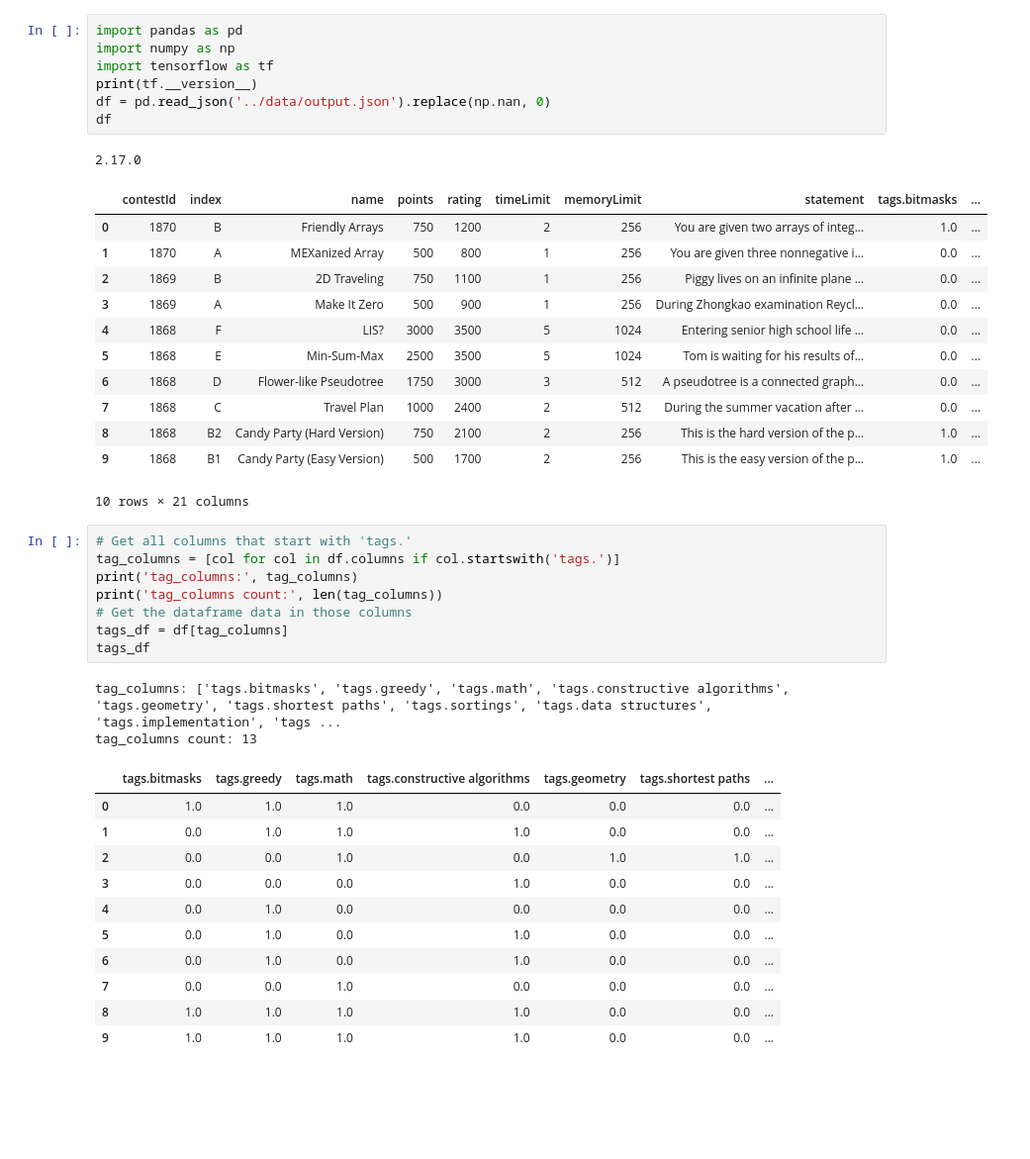
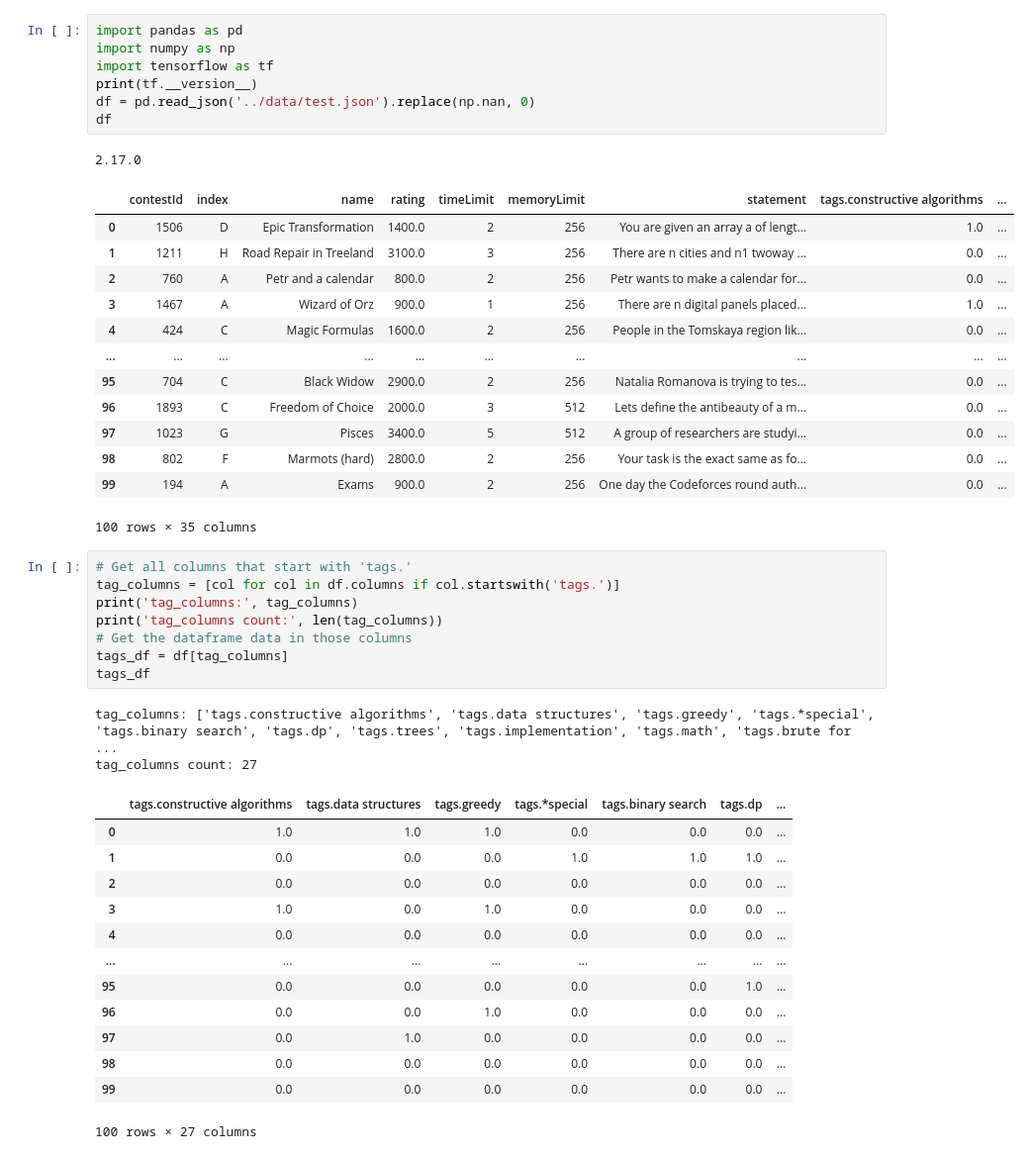
Before and after one commit to eavm314/cp-problem-classifier, a Jupyter notebook: training/rnn-model.ipynb, the cells around one changed output. Shown at 99% size. Drawn from its saved outputs; the diff is of its cells as text; blank space fills up the shorter version.

```diff
--- a/training/rnn-model.ipynb
+++ b/training/rnn-model.ipynb
@@ -1,24 +1,25 @@
 # %%
 import pandas as pd
 import numpy as np
 import tensorflow as tf
 print(tf.__version__)
-df = pd.read_json('../data/output.json').replace(np.nan, 0)
+df = pd.read_json('../data/test.json').replace(np.nan, 0)
 df
 # %% [output]
 2.17.0
-|  | contestId | index | name | points | rating | timeLimit | memoryLimit | statement | tags.bitmasks | ... |
-| 0 | 1870 | B | Friendly Arrays | 750 | 1200 | 2 | 256 | You are given two arrays of integ... | 1.0 | ... |
-| 1 | 1870 | A | MEXanized Array | 500 | 800 | 1 | 256 | You are given three nonnegative i... | 0.0 | ... |
-| 2 | 1869 | B | 2D Traveling | 750 | 1100 | 1 | 256 | Piggy lives on an infinite plane ... | 0.0 | ... |
-| 3 | 1869 | A | Make It Zero | 500 | 900 | 1 | 256 | During Zhongkao examination Reycl... | 0.0 | ... |
-| 4 | 1868 | F | LIS? | 3000 | 3500 | 5 | 1024 | Entering senior high school life ... | 0.0 | ... |
-| 5 | 1868 | E | Min-Sum-Max | 2500 | 3500 | 5 | 1024 | Tom is waiting for his results of... | 0.0 | ... |
-| 6 | 1868 | D | Flower-like Pseudotree | 1750 | 3000 | 3 | 512 | A pseudotree is a connected graph... | 0.0 | ... |
-| 7 | 1868 | C | Travel Plan | 1000 | 2400 | 2 | 512 | During the summer vacation after ... | 0.0 | ... |
-| 8 | 1868 | B2 | Candy Party (Hard Version) | 750 | 2100 | 2 | 256 | This is the hard version of the p... | 1.0 | ... |
-| 9 | 1868 | B1 | Candy Party (Easy Version) | 500 | 1700 | 2 | 256 | This is the easy version of the p... | 1.0 | ... |
+|  | contestId | index | name | rating | timeLimit | memoryLimit | statement | tags.constructive algorithms | ... |
+| 0 | 1506 | D | Epic Transformation | 1400.0 | 2 | 256 | You are given an array a of lengt... | 1.0 | ... |
+| 1 | 1211 | H | Road Repair in Treeland | 3100.0 | 3 | 256 | There are n cities and n1 twoway ... | 0.0 | ... |
+| 2 | 760 | A | Petr and a calendar | 800.0 | 2 | 256 | Petr wants to make a calendar for... | 0.0 | ... |
+| 3 | 1467 | A | Wizard of Orz | 900.0 | 1 | 256 | There are n digital panels placed... | 1.0 | ... |
+| 4 | 424 | C | Magic Formulas | 1600.0 | 2 | 256 | People in the Tomskaya region lik... | 0.0 | ... |
+| ... | ... | ... | ... | ... | ... | ... | ... | ... | ... |
+| 95 | 704 | C | Black Widow | 2900.0 | 2 | 256 | Natalia Romanova is trying to tes... | 0.0 | ... |
+| 96 | 1893 | C | Freedom of Choice | 2000.0 | 3 | 512 | Lets define the antibeauty of a m... | 0.0 | ... |
+| 97 | 1023 | G | Pisces | 3400.0 | 5 | 512 | A group of researchers are studyi... | 0.0 | ... |
+| 98 | 802 | F | Marmots (hard) | 2800.0 | 2 | 256 | Your task is the exact same as fo... | 0.0 | ... |
+| 99 | 194 | A | Exams | 900.0 | 2 | 256 | One day the Codeforces round auth... | 0.0 | ... |
-10 rows × 21 columns
+100 rows × 35 columns
 # %%
 # Get all columns that start with 'tags.'
 tag_columns = [col for col in df.columns if col.startswith('tags.')]
@@ -28,19 +29,21 @@ print('tag_columns count:', len(tag_columns))
 tags_df = df[tag_columns]
 tags_df
 # %% [output]
-tag_columns: ['tags.bitmasks', 'tags.greedy', 'tags.math', 'tags.constructive algorithms', 'tags.geometry', 'tags.shortest paths', 'tags.sortings', 'tags.data structures', 'tags.implementation', 'tags ...
-tag_columns count: 13
+tag_columns: ['tags.constructive algorithms', 'tags.data structures', 'tags.greedy', 'tags.*special', 'tags.binary search', 'tags.dp', 'tags.trees', 'tags.implementation', 'tags.math', 'tags.brute for ...
+tag_columns count: 27
-|  | tags.bitmasks | tags.greedy | tags.math | tags.constructive algorithms | tags.geometry | tags.shortest paths | ... |
+|  | tags.constructive algorithms | tags.data structures | tags.greedy | tags.*special | tags.binary search | tags.dp | ... |
 | 0 | 1.0 | 1.0 | 1.0 | 0.0 | 0.0 | 0.0 | ... |
-| 1 | 0.0 | 1.0 | 1.0 | 1.0 | 0.0 | 0.0 | ... |
-| 2 | 0.0 | 0.0 | 1.0 | 0.0 | 1.0 | 1.0 | ... |
-| 3 | 0.0 | 0.0 | 0.0 | 1.0 | 0.0 | 0.0 | ... |
-| 4 | 0.0 | 1.0 | 0.0 | 0.0 | 0.0 | 0.0 | ... |
-| 5 | 0.0 | 1.0 | 0.0 | 1.0 | 0.0 | 0.0 | ... |
-| 6 | 0.0 | 1.0 | 0.0 | 1.0 | 0.0 | 0.0 | ... |
-| 7 | 0.0 | 0.0 | 1.0 | 0.0 | 0.0 | 0.0 | ... |
-| 8 | 1.0 | 1.0 | 1.0 | 1.0 | 0.0 | 0.0 | ... |
-| 9 | 1.0 | 1.0 | 1.0 | 1.0 | 0.0 | 0.0 | ... |
+| 1 | 0.0 | 0.0 | 0.0 | 1.0 | 1.0 | 1.0 | ... |
+| 2 | 0.0 | 0.0 | 0.0 | 0.0 | 0.0 | 0.0 | ... |
+| 3 | 1.0 | 0.0 | 1.0 | 0.0 | 0.0 | 0.0 | ... |
+| 4 | 0.0 | 0.0 | 0.0 | 0.0 | 0.0 | 0.0 | ... |
+| ... | ... | ... | ... | ... | ... | ... | ... |
+| 95 | 0.0 | 0.0 | 0.0 | 0.0 | 0.0 | 1.0 | ... |
+| 96 | 0.0 | 0.0 | 1.0 | 0.0 | 0.0 | 0.0 | ... |
+| 97 | 0.0 | 1.0 | 0.0 | 0.0 | 0.0 | 0.0 | ... |
+| 98 | 0.0 | 0.0 | 0.0 | 0.0 | 0.0 | 0.0 | ... |
+| 99 | 0.0 | 0.0 | 0.0 | 0.0 | 0.0 | 0.0 | ... |
+100 rows × 27 columns
 # %%
 y_data = tags_df.values
 y_data
```
Also changed, not shown: parts of 13 cells of this notebook.
